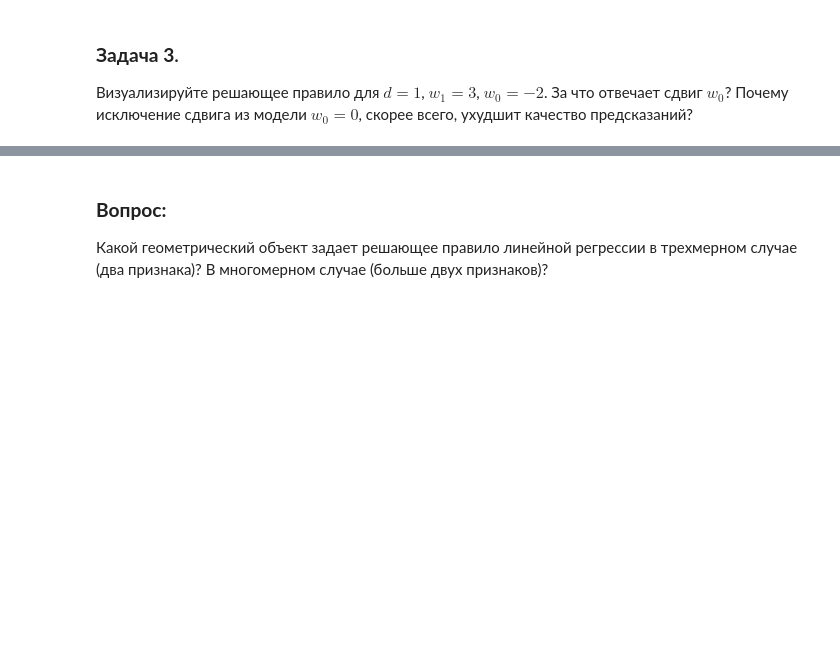
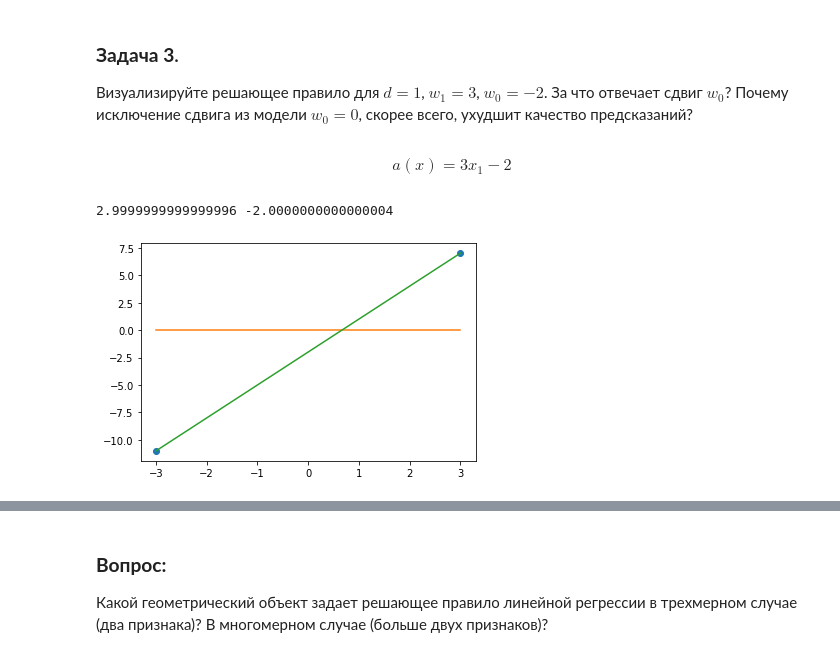
Before and after one commit to UTMN-Magistracy/Machine_Learning, a Jupyter notebook: Практические задания/4_1_Линейная регрессия.ipynb, the cells around one changed output, grey strips where cells are left out. Drawn from its saved outputs; the diff is of its cells as text; code cells hidden in the pictures; blank space fills up the shorter version.

```diff
--- a/Практические задания/4_1_Линейная регрессия.ipynb
+++ b/Практические задания/4_1_Линейная регрессия.ipynb
@@ -38,0 +67,24 @@ $$a(x) = w_1 x_1 + w_2 x_2 + w_3 x_3 + b$$
+# %%
+import numpy as np
+import matplotlib.pyplot as plt
+
+def predict_feature(features, weight, bias):
+    return weight*features + bias
+
+def present_plot(x, y):
+    plt.plot(x, y, 'o')
+    plt.plot([-3, 3], [0, 0], linestyle="-")
+    weight, bias = np.polyfit(x, y, 1)
+    print(weight, bias)
+    plt.plot(x, predict_feature(features=x, weight=weight, bias=bias))
+# %% [markdown]
+$$a(x) = 3 x_1 -2$$
+# %%
+# Код, реализующий визуализацию.
+# Пояснения обязательны!
+x = np.array([-3, 3])
+y = np.array([-11, 7])
+present_plot(x=x, y=y)
+# %% [output]
+2.9999999999999996 -2.0000000000000004
+[figure, added]
```
Also changed, not shown: parts of 12 cells of this notebook.
